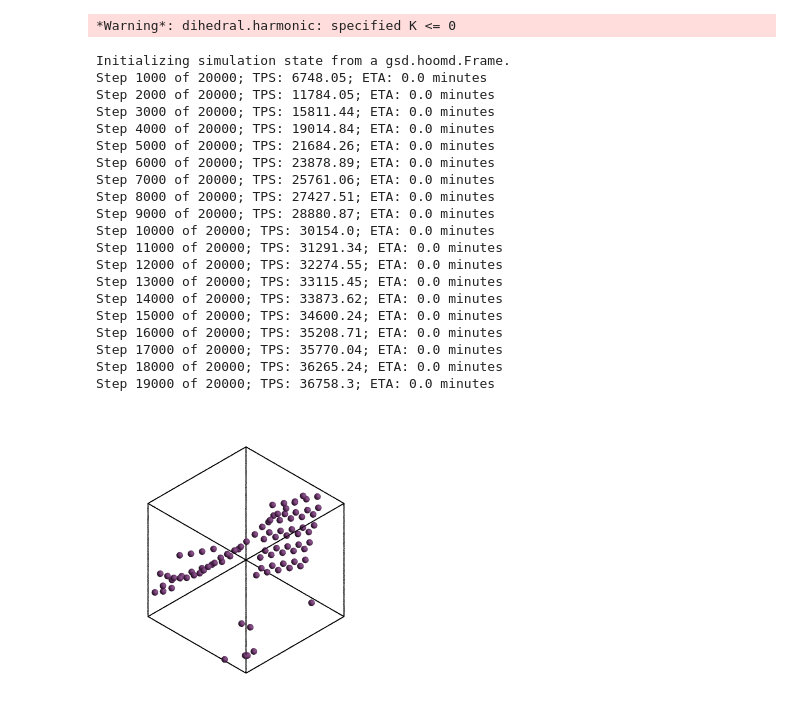
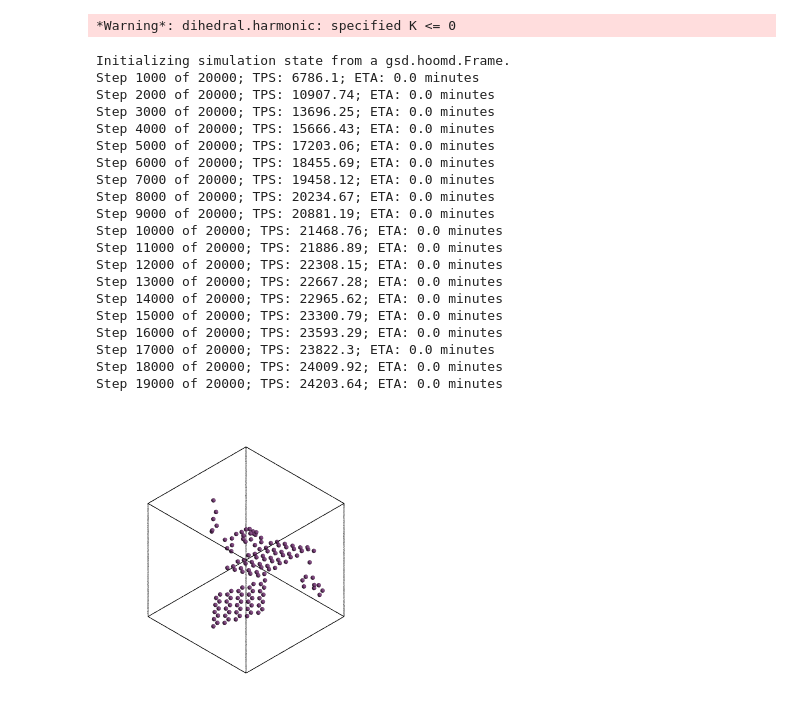
Before and after one commit to eridanirojas/mxene, a Jupyter notebook: example/ej_flakes.ipynb, the cells around one changed output. Cells and saved outputs as stored; diff of their text form; code cells hidden in the pictures.

Commit message:
Clumpy chains work

```diff
--- a/example/ej_flakes.ipynb
+++ b/example/ej_flakes.ipynb
@@ -52,57 +52,57 @@ class Graphene(System):
 #OK, so we want to initialize a system with some chains and some flakes
 kg_chain = LJChain(lengths=20,num_mols=2)
 sheet = Graphene(x_repeat=5, y_repeat=5, n_layers=1, periodicity=(False, False, False))
-system = Pack(molecules=[Molecule(compound=sheet.all_molecules[0], num_mols=1), kg_chain], density=0.1, packing_expand_factor = 5, seed=2)
+system = Pack(molecules=[Molecule(compound=sheet.all_molecules[0], num_mols=2), kg_chain], density=0.1, packing_expand_factor = 6, seed=2)
 system.visualize()
 # %% [output]
 [interactive output not drawn]
 # %%
 # this FF is for research question
 ff = BeadSpring(
     r_cut=2.5,
     beads={
         "A": dict(epsilon=1.0, sigma=1.0),  # chains
         "F": dict(epsilon=1.0, sigma=1.0),  # flakes
     },
     bonds={
         "F-F": dict(r0=1.0, k=1000),
         "A-A": dict(r0=1.0, k=1000.0),  # increased k to avoid chain collapse
     },
     angles={
-        "A-A-A": dict(t0=np.pi, k=100.0),   # moderate stiffness for chains
+        "A-A-A": dict(t0=2* np.pi / 3., k=100.0),   # moderate stiffness for chains
         "F-F-F": dict(t0=2 * np.pi / 3., k=5000),
     },
     dihedrals={
         "A-A-A-A": dict(phi0=0.0, k=0.0, d=-1, n=1),
         "F-F-F-F": dict(phi0=0.0, k=500, d=-1, n=2),
     }
 )
 cpu = hoomd.device.CPU()
 sim = Simulation(initial_state=system.hoomd_snapshot, forcefield=ff.hoomd_forces, device=cpu, dt = 0.0005, gsd_write_freq=int(1000), log_file_name = "ej_flakes.txt")
 sim.run_NVT(n_steps=20000, kT=1, tau_kt=.1)
 sim.flush_writers()
 sim_visualizer = FresnelGSD(gsd_file="trajectory.gsd", frame=-1, view_axis=(1, 1, 1))
 sim_visualizer.view()
 # %% [output]
 *Warning*: dihedral.harmonic: specified K <= 0
 Initializing simulation state from a gsd.hoomd.Frame.
-Step 1000 of 20000; TPS: 6748.05; ETA: 0.0 minutes
-Step 2000 of 20000; TPS: 11784.05; ETA: 0.0 minutes
-Step 3000 of 20000; TPS: 15811.44; ETA: 0.0 minutes
-Step 4000 of 20000; TPS: 19014.84; ETA: 0.0 minutes
-Step 5000 of 20000; TPS: 21684.26; ETA: 0.0 minutes
-Step 6000 of 20000; TPS: 23878.89; ETA: 0.0 minutes
-Step 7000 of 20000; TPS: 25761.06; ETA: 0.0 minutes
-Step 8000 of 20000; TPS: 27427.51; ETA: 0.0 minutes
-Step 9000 of 20000; TPS: 28880.87; ETA: 0.0 minutes
-Step 10000 of 20000; TPS: 30154.0; ETA: 0.0 minutes
-Step 11000 of 20000; TPS: 31291.34; ETA: 0.0 minutes
-Step 12000 of 20000; TPS: 32274.55; ETA: 0.0 minutes
-Step 13000 of 20000; TPS: 33115.45; ETA: 0.0 minutes
-Step 14000 of 20000; TPS: 33873.62; ETA: 0.0 minutes
-Step 15000 of 20000; TPS: 34600.24; ETA: 0.0 minutes
-Step 16000 of 20000; TPS: 35208.71; ETA: 0.0 minutes
-Step 17000 of 20000; TPS: 35770.04; ETA: 0.0 minutes
-Step 18000 of 20000; TPS: 36265.24; ETA: 0.0 minutes
-Step 19000 of 20000; TPS: 36758.3; ETA: 0.0 minutes
+Step 1000 of 20000; TPS: 6786.1; ETA: 0.0 minutes
+Step 2000 of 20000; TPS: 10907.74; ETA: 0.0 minutes
+Step 3000 of 20000; TPS: 13696.25; ETA: 0.0 minutes
+Step 4000 of 20000; TPS: 15666.43; ETA: 0.0 minutes
+Step 5000 of 20000; TPS: 17203.06; ETA: 0.0 minutes
+Step 6000 of 20000; TPS: 18455.69; ETA: 0.0 minutes
+Step 7000 of 20000; TPS: 19458.12; ETA: 0.0 minutes
+Step 8000 of 20000; TPS: 20234.67; ETA: 0.0 minutes
+Step 9000 of 20000; TPS: 20881.19; ETA: 0.0 minutes
+Step 10000 of 20000; TPS: 21468.76; ETA: 0.0 minutes
+Step 11000 of 20000; TPS: 21886.89; ETA: 0.0 minutes
+Step 12000 of 20000; TPS: 22308.15; ETA: 0.0 minutes
+Step 13000 of 20000; TPS: 22667.28; ETA: 0.0 minutes
+Step 14000 of 20000; TPS: 22965.62; ETA: 0.0 minutes
+Step 15000 of 20000; TPS: 23300.79; ETA: 0.0 minutes
+Step 16000 of 20000; TPS: 23593.29; ETA: 0.0 minutes
+Step 17000 of 20000; TPS: 23822.3; ETA: 0.0 minutes
+Step 18000 of 20000; TPS: 24009.92; ETA: 0.0 minutes
+Step 19000 of 20000; TPS: 24203.64; ETA: 0.0 minutes
-[figure, old version]
+[figure, new version]
```
